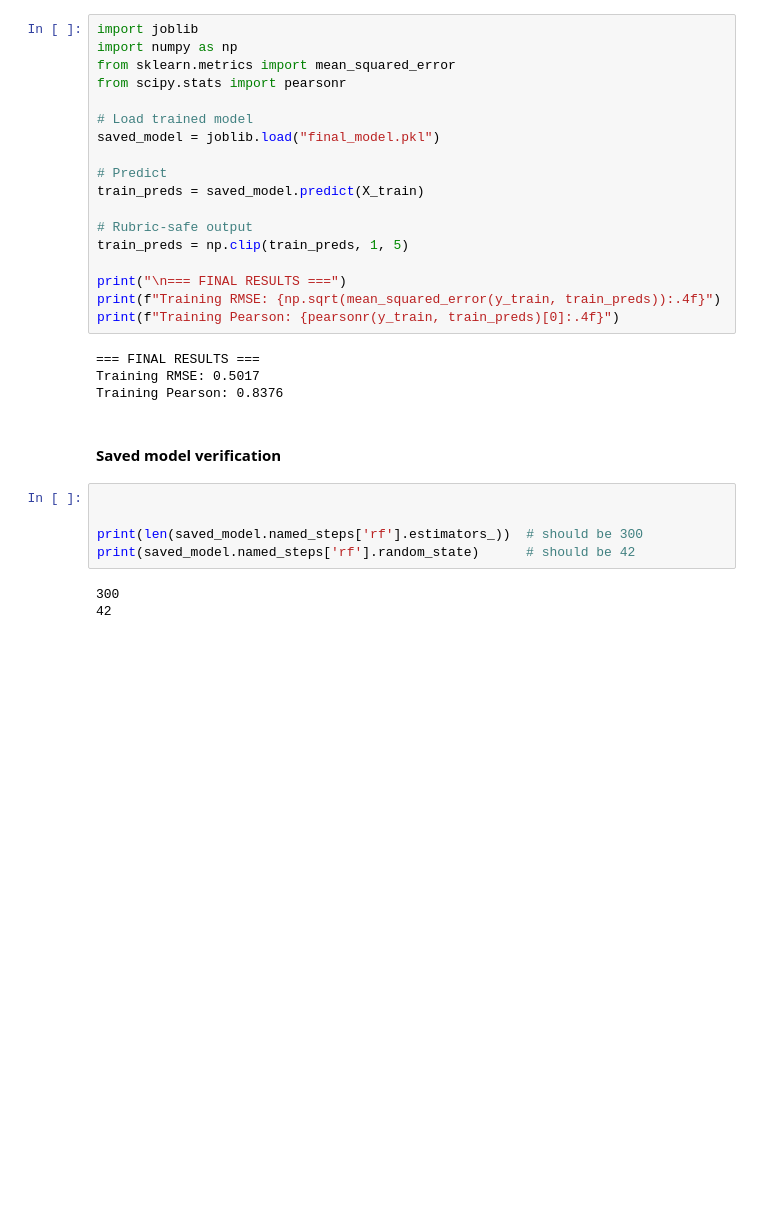
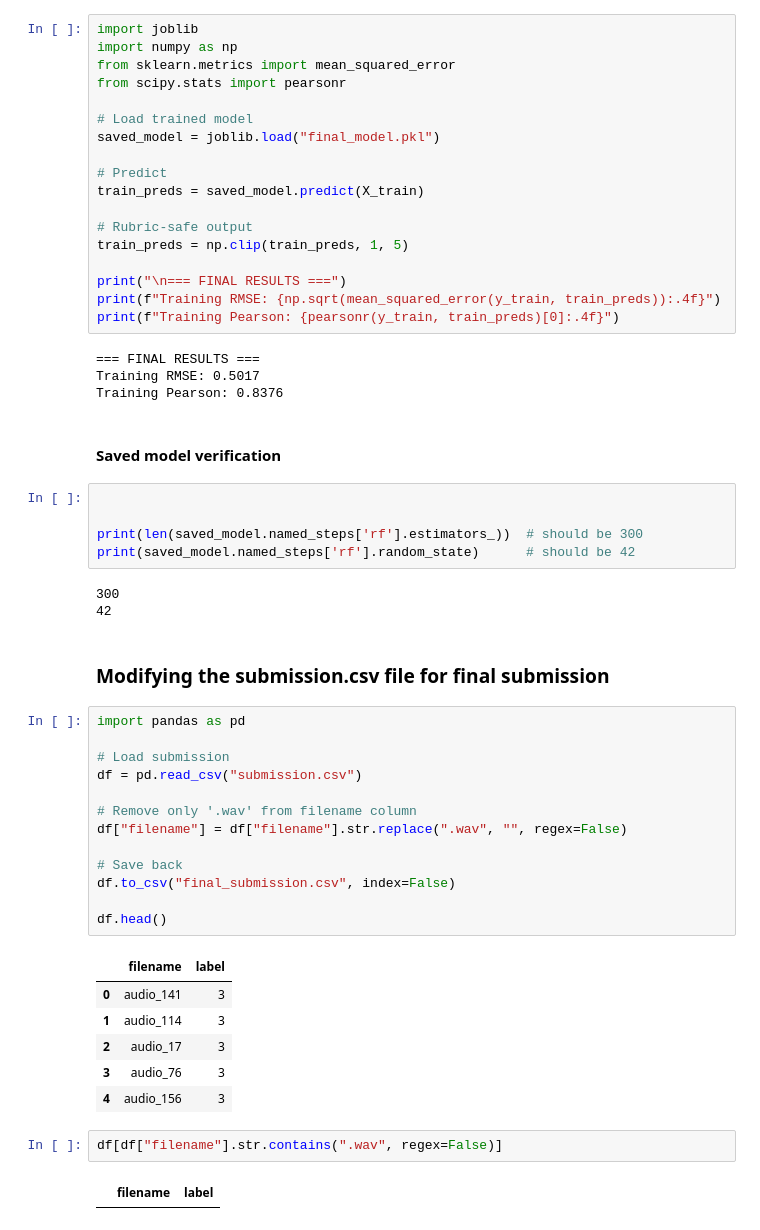
Before and after one commit to sinchan1999/SHL-Grammar-Scoring-Engine, a Jupyter notebook: Master.ipynb, the cells around one changed output. Cells and saved outputs as stored; diff of their text form; blank space fills up the shorter version.

```diff
--- a/Master.ipynb
+++ b/Master.ipynb
@@ -1090,3 +1090,29 @@ print(saved_model.named_steps['rf'].random_state)      # should be 42
 # %% [output]
 300
 42
+# %% [markdown]
+### Modifying the submission.csv file for final submission
+# %%
+import pandas as pd
+
+# Load submission
+df = pd.read_csv("submission.csv")
+
+# Remove only '.wav' from filename column
+df["filename"] = df["filename"].str.replace(".wav", "", regex=False)
+
+# Save back
+df.to_csv("final_submission.csv", index=False)
+
+df.head()
+# %% [output]
+|  | filename | label |
+| 0 | audio_141 | 3 |
+| 1 | audio_114 | 3 |
+| 2 | audio_17 | 3 |
+| 3 | audio_76 | 3 |
+| 4 | audio_156 | 3 |
+# %%
+df[df["filename"].str.contains(".wav", regex=False)]
+# %% [output]
+|  | filename | label |
```
Also changed, not shown: 1 other file.
